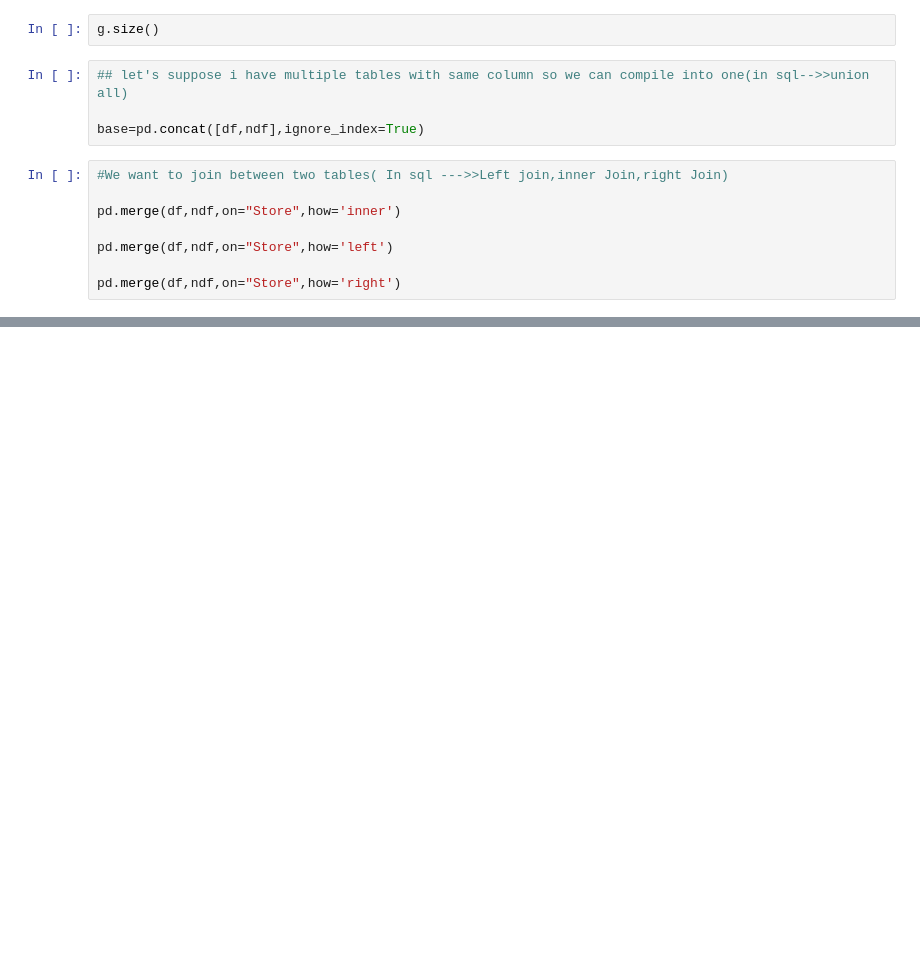
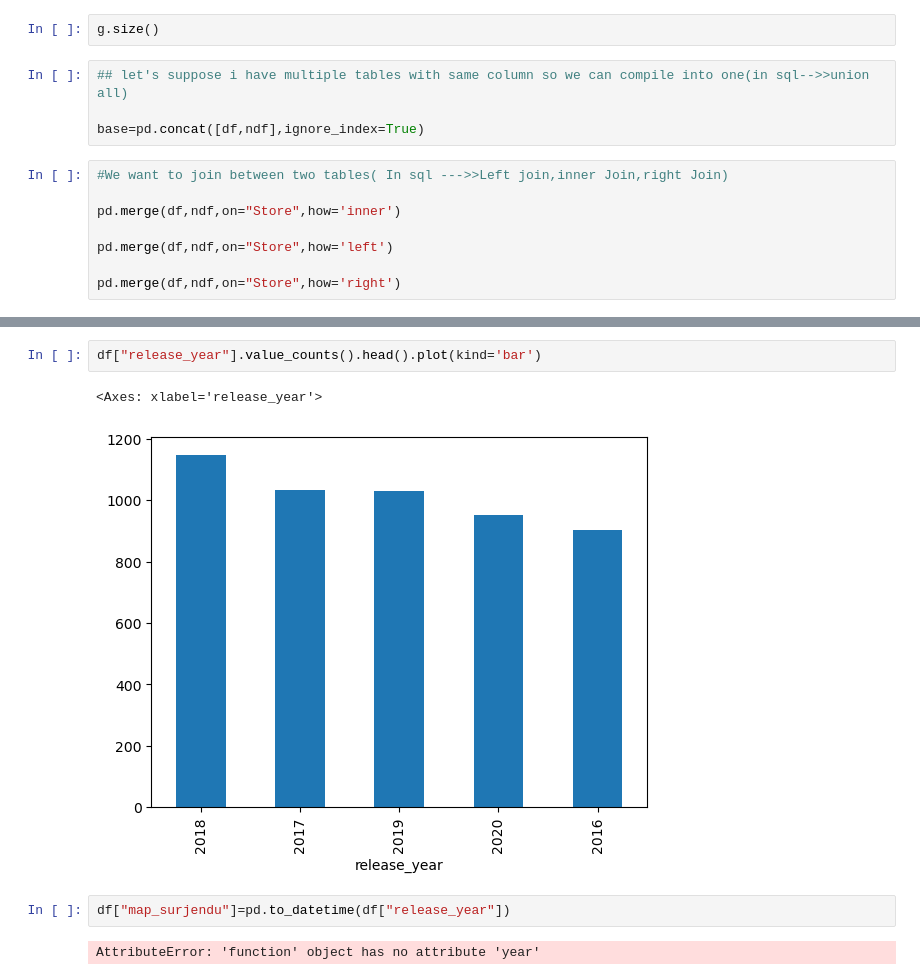
Before and after one commit to Surjendu2023/Pandas_Exercise, a Jupyter notebook: Pandas Class.ipynb, the cells around one changed output, grey strips where cells are left out. Cells and saved outputs as stored; diff of their text form; blank space fills up the shorter version.

```diff
--- a/Pandas Class.ipynb
+++ b/Pandas Class.ipynb
@@ -1135,0 +1345,9 @@ pd.merge(df,ndf,on="Store",how='right')
+# %%
+df["release_year"].value_counts().head().plot(kind='bar')
+# %% [output]
+<Axes: xlabel='release_year'>
+[figure, added]
+# %%
+df["map_surjendu"]=pd.to_datetime(df["release_year"])
+# %% [output]
+AttributeError: 'function' object has no attribute 'year'
```
Also changed, not shown: parts of 53 cells of this notebook.
